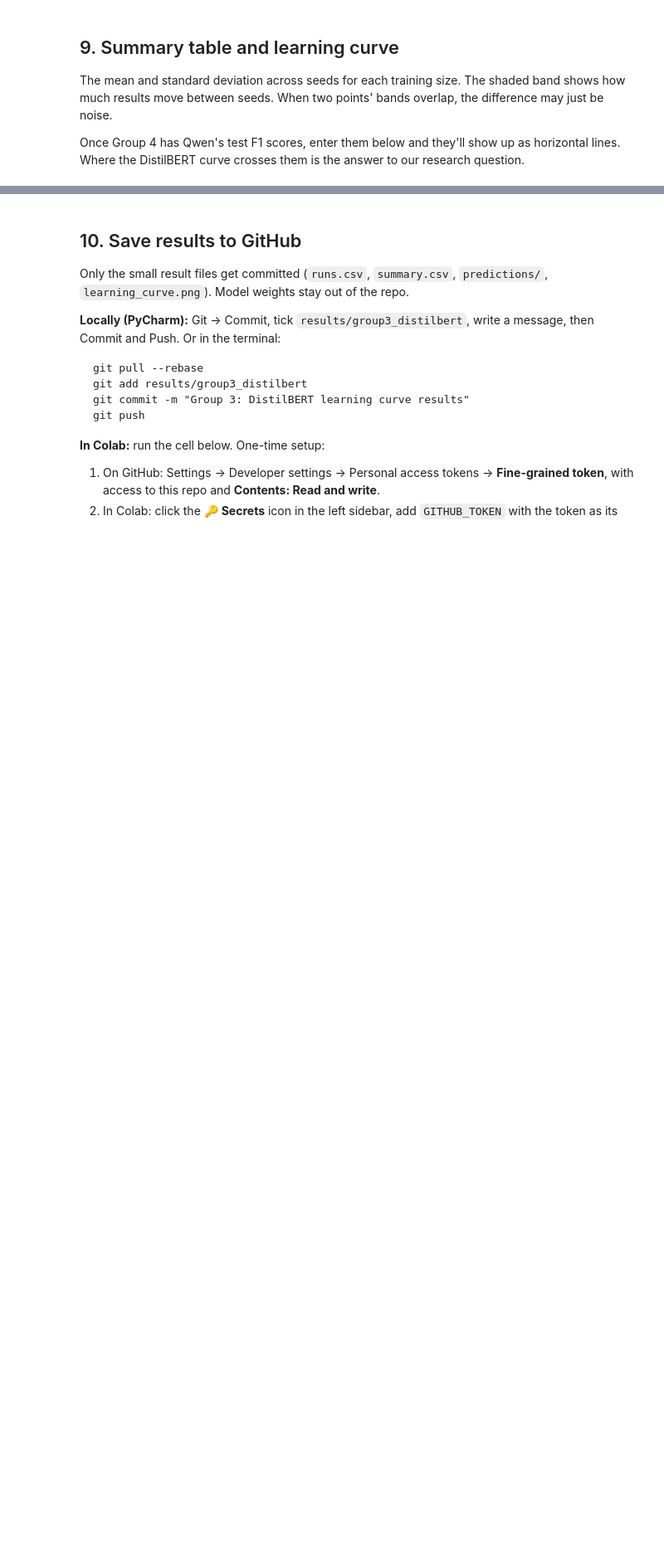
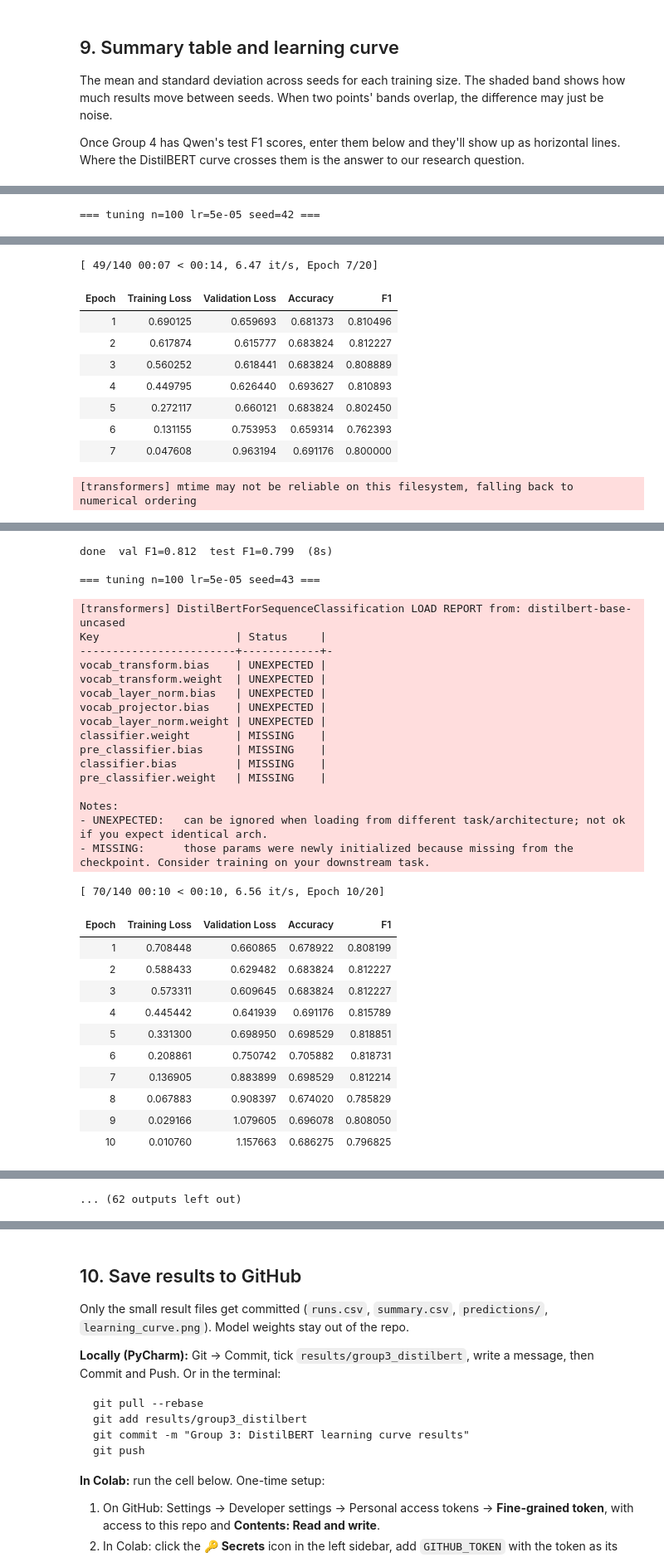
Before and after one commit to freemanchamjames/nlp_paraphrase_detection, a Jupyter notebook: notebooks/04_group3_distilbert.ipynb, the cells around one changed output, grey strips where cells are left out. Shown at 83% size. Saved outputs shown, nothing was run; the diff lists cells and outputs as text; code cells hidden in the pictures; blank space fills up the shorter version.

```diff
--- a/notebooks/04_group3_distilbert.ipynb
+++ b/notebooks/04_group3_distilbert.ipynb
@@ -355,0 +423,35 @@ plt.show()
+# %%
+# ===== 11. Small-size tuning (choices made on VALIDATION only) =====
+TUNE_DIR      = PROJECT_ROOT / "results" / "group3_distilbert" / "tuning_small"
+TUNE_CSV      = TUNE_DIR / "tuning_runs.csv"
+TUNE_SIZES    = [100, 250]
+TUNE_LRS      = [5e-5, 1e-4]
+TUNE_PATIENCE = 5
+
+TUNE_DIR.mkdir(parents=True, exist_ok=True)
+tune = pd.read_csv(TUNE_CSV) if TUNE_CSV.exists() else pd.DataFrame()
+done = set(zip(tune.get("n_train", []), tune.get("seed", []), tune.get("lr", [])))
+
+saved = (LEARNING_RATE, PATIENCE, PRED_DIR)      # restore the main settings afterwards
+try:
+    PATIENCE = TUNE_PATIENCE
+    for n in TUNE_SIZES:
+        for lr in TUNE_LRS:
+            LEARNING_RATE = lr
+            PRED_DIR = TUNE_DIR / f"predictions_lr{lr:g}"
+            PRED_DIR.mkdir(parents=True, exist_ok=True)
+            for seed in SEEDS:
+                if (n, seed, lr) in done:
+                    print(f"skip  n={n} lr={lr:g} seed={seed}")
+                    continue
+                print(f"\n=== tuning n={n} lr={lr:g} seed={seed} ===")
+                result = run_one(n, seed)
+                result["patience"] = PATIENCE
+                tune = pd.concat([tune, pd.DataFrame([result])], ignore_index=True)
+                tune.to_csv(TUNE_CSV, index=False)          # save after every run
+                print(f"done  val F1={result['val_f1']:.3f}  test F1={result['test_f1']:.3f}  "
+                      f"({result['train_seconds']:.0f}s)")
+finally:
+    LEARNING_RATE, PATIENCE, PRED_DIR = saved
+# %% [output]
+=== tuning n=100 lr=5e-05 seed=42 ===
@@ -355,0 +474,10 @@ plt.show()
+[ 49/140 00:07 < 00:14, 6.47 it/s, Epoch 7/20]
+| Epoch | Training Loss | Validation Loss | Accuracy | F1 |
+| 1 | 0.690125 | 0.659693 | 0.681373 | 0.810496 |
+| 2 | 0.617874 | 0.615777 | 0.683824 | 0.812227 |
+| 3 | 0.560252 | 0.618441 | 0.683824 | 0.808889 |
+| 4 | 0.449795 | 0.626440 | 0.693627 | 0.810893 |
+| 5 | 0.272117 | 0.660121 | 0.683824 | 0.802450 |
+| 6 | 0.131155 | 0.753953 | 0.659314 | 0.762393 |
+| 7 | 0.047608 | 0.963194 | 0.691176 | 0.800000 |
+[transformers] mtime may not be reliable on this filesystem, falling back to numerical ordering
@@ -355,0 +486,31 @@ plt.show()
+done  val F1=0.812  test F1=0.799  (8s)
+
+=== tuning n=100 lr=5e-05 seed=43 ===
+[transformers] DistilBertForSequenceClassification LOAD REPORT from: distilbert-base-uncased
+Key                     | Status     |
+------------------------+------------+-
+vocab_transform.bias    | UNEXPECTED |
+vocab_transform.weight  | UNEXPECTED |
+vocab_layer_norm.bias   | UNEXPECTED |
+vocab_projector.bias    | UNEXPECTED |
+vocab_layer_norm.weight | UNEXPECTED |
+classifier.weight       | MISSING    |
+pre_classifier.bias     | MISSING    |
+classifier.bias         | MISSING    |
+pre_classifier.weight   | MISSING    |
+
+Notes:
+- UNEXPECTED:   can be ignored when loading from different task/architecture; not ok if you expect identical arch.
+- MISSING:      those params were newly initialized because missing from the checkpoint. Consider training on your downstream task.
+[ 70/140 00:10 < 00:10, 6.56 it/s, Epoch 10/20]
+| Epoch | Training Loss | Validation Loss | Accuracy | F1 |
+| 1 | 0.708448 | 0.660865 | 0.678922 | 0.808199 |
+| 2 | 0.588433 | 0.629482 | 0.683824 | 0.812227 |
+| 3 | 0.573311 | 0.609645 | 0.683824 | 0.812227 |
+| 4 | 0.445442 | 0.641939 | 0.691176 | 0.815789 |
+| 5 | 0.331300 | 0.698950 | 0.698529 | 0.818851 |
+| 6 | 0.208861 | 0.750742 | 0.705882 | 0.818731 |
+| 7 | 0.136905 | 0.883899 | 0.698529 | 0.812214 |
+| 8 | 0.067883 | 0.908397 | 0.674020 | 0.785829 |
+| 9 | 0.029166 | 1.079605 | 0.696078 | 0.808050 |
+| 10 | 0.010760 | 1.157663 | 0.686275 | 0.796825 |
@@ -355,0 +518 @@ plt.show()
+... (62 outputs left out)
```
Also changed, not shown: parts of 10 cells of this notebook, 27 other files.
